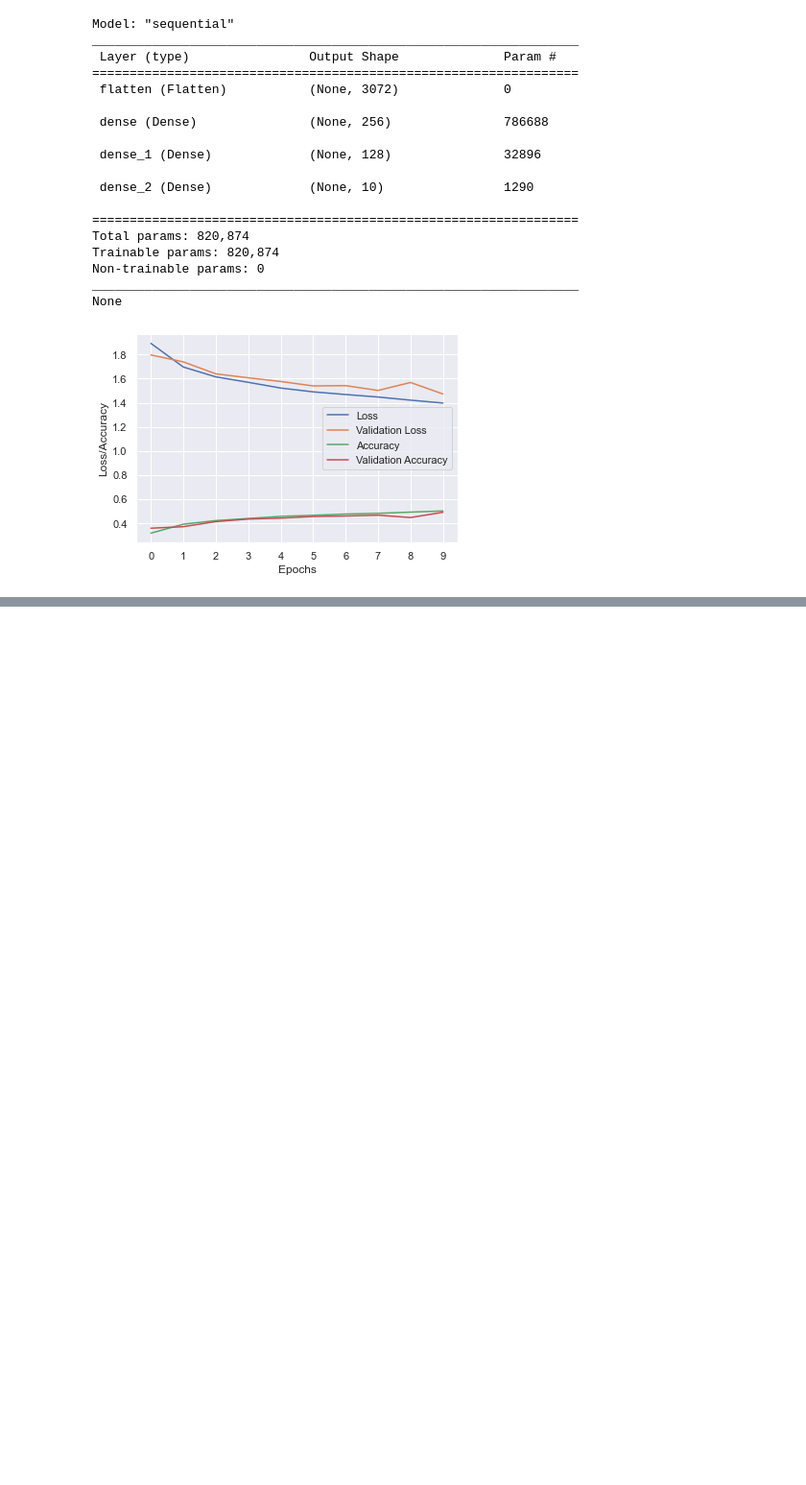
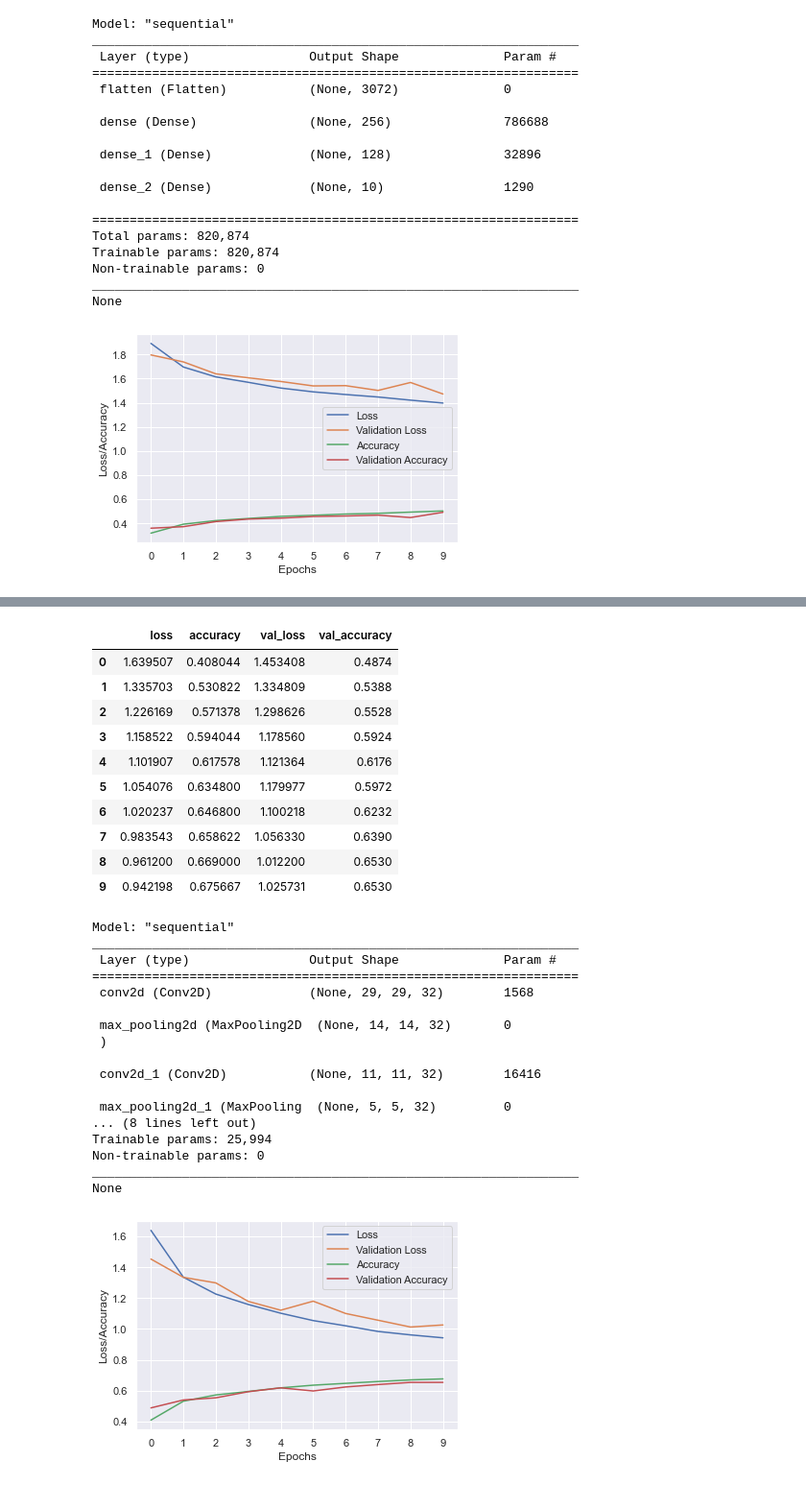
Before and after one commit to andrewabrahamian/w207_final_project, a Jupyter notebook: reports/cifar10-starter-andrew.ipynb, the cells around one changed output, grey strips where cells are left out. Shown at 96% size. Saved outputs shown, nothing was run; the diff lists cells and outputs as text; code cells hidden in the pictures; blank space fills up the shorter version.

```diff
--- a/reports/cifar10-starter-andrew.ipynb
+++ b/reports/cifar10-starter-andrew.ipynb
@@ -201,0 +242,16 @@ plotloss(history)
+# %%
+model = build_cnn_model(len(label_names), learning_rate=0.01, hidden_layer_sizes=[])
+
+history = model.fit(
+  x = x_train,
+  y = y_train,
+  epochs=10,
+  batch_size=64,
+  validation_split=0.1,
+  verbose=1)
+
+history = pd.DataFrame(history.history)
+display(history)
+print(model.summary())
+plotloss(history)
+# %% [output]
@@ -201,0 +278,29 @@ plotloss(history)
+|  | loss | accuracy | val_loss | val_accuracy |
+| 0 | 1.639507 | 0.408044 | 1.453408 | 0.4874 |
+| 1 | 1.335703 | 0.530822 | 1.334809 | 0.5388 |
+| 2 | 1.226169 | 0.571378 | 1.298626 | 0.5528 |
+| 3 | 1.158522 | 0.594044 | 1.178560 | 0.5924 |
+| 4 | 1.101907 | 0.617578 | 1.121364 | 0.6176 |
+| 5 | 1.054076 | 0.634800 | 1.179977 | 0.5972 |
+| 6 | 1.020237 | 0.646800 | 1.100218 | 0.6232 |
+| 7 | 0.983543 | 0.658622 | 1.056330 | 0.6390 |
+| 8 | 0.961200 | 0.669000 | 1.012200 | 0.6530 |
+| 9 | 0.942198 | 0.675667 | 1.025731 | 0.6530 |
+Model: "sequential"
+_________________________________________________________________
+ Layer (type)                Output Shape              Param #
+=================================================================
+ conv2d (Conv2D)             (None, 29, 29, 32)        1568
+
+ max_pooling2d (MaxPooling2D  (None, 14, 14, 32)       0
+ )
+
+ conv2d_1 (Conv2D)           (None, 11, 11, 32)        16416
+
+ max_pooling2d_1 (MaxPooling  (None, 5, 5, 32)         0
+... (8 lines left out)
+Trainable params: 25,994
+Non-trainable params: 0
+_________________________________________________________________
+None
+[figure, added]
```
Also changed, not shown: parts of 2 cells of this notebook.
